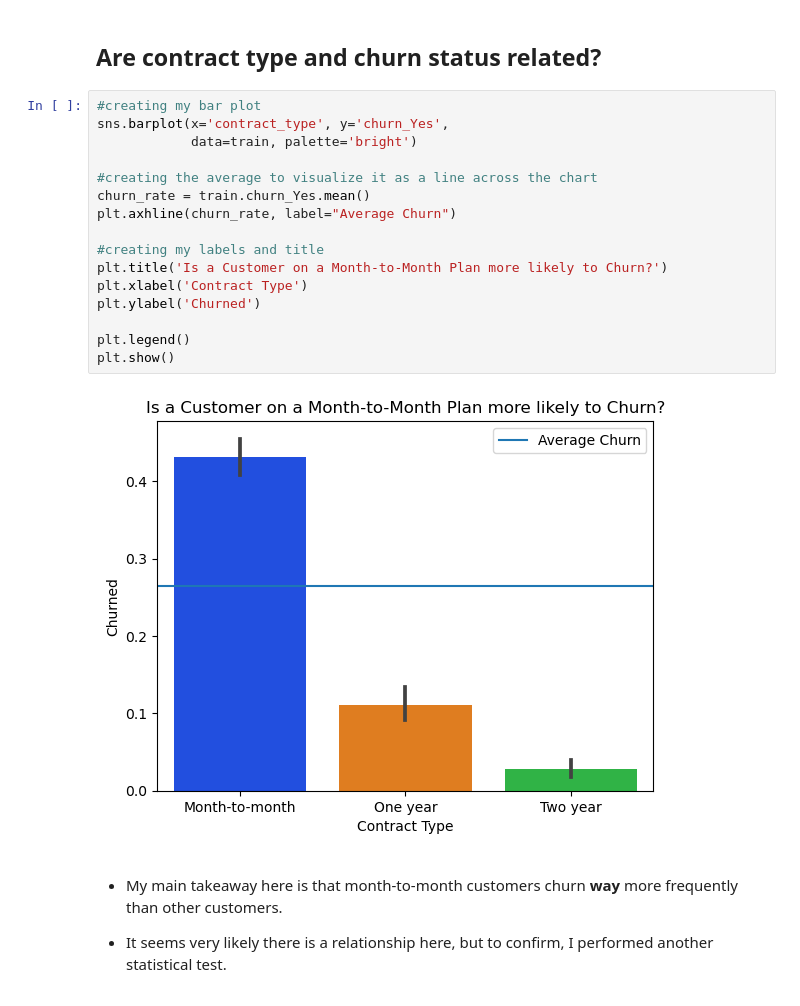
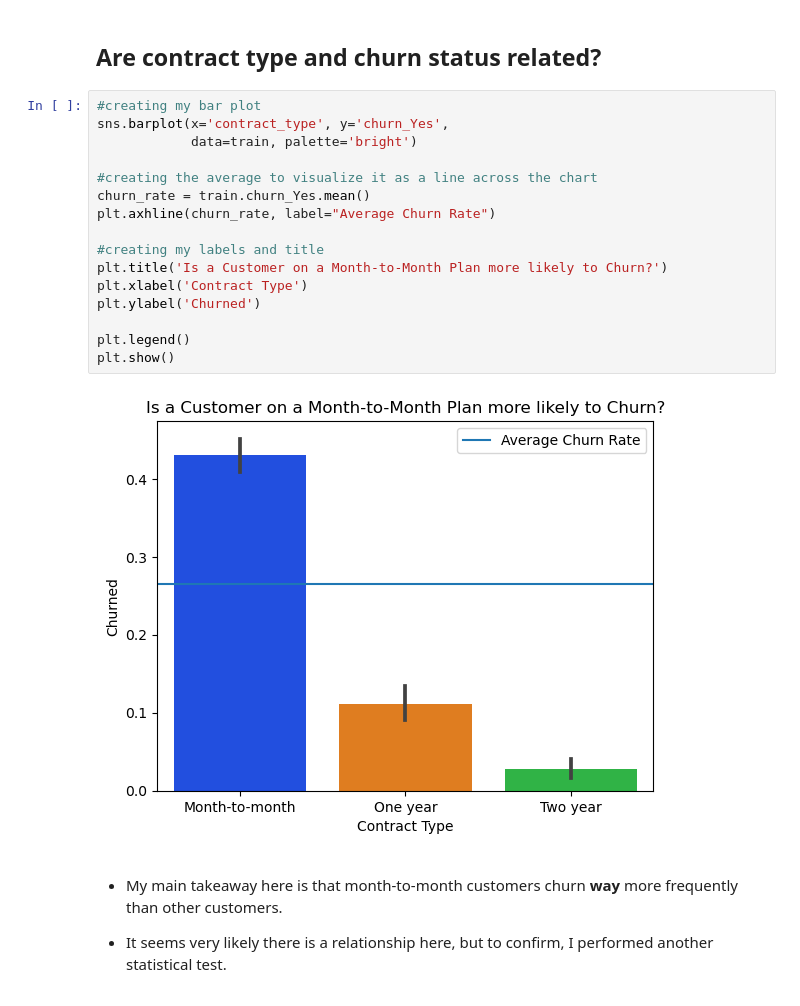
Before and after one commit to shawn-brown12/classification_project, a Jupyter notebook: Final_Report.ipynb, the cells around one changed output. Drawn from its saved outputs; the diff is of its cells as text.

```diff
--- a/Final_Report.ipynb
+++ b/Final_Report.ipynb
@@ -187,21 +187,21 @@ plt.show()
 # %%
 #creating my bar plot
 sns.barplot(x='contract_type', y='churn_Yes',
             data=train, palette='bright')
 
 #creating the average to visualize it as a line across the chart
 churn_rate = train.churn_Yes.mean()
-plt.axhline(churn_rate, label="Average Churn")
+plt.axhline(churn_rate, label="Average Churn Rate")
 
 #creating my labels and title
 plt.title('Is a Customer on a Month-to-Month Plan more likely to Churn?')
 plt.xlabel('Contract Type')
 plt.ylabel('Churned')
 
 plt.legend()
 plt.show()
 # %% [output]
-[figure, old version]
+[figure, new version]
 # %% [markdown]
 - My main takeaway here is that month-to-month customers churn **way** more frequently than other customers.
 
```
Also changed, not shown: parts of 2 cells of this notebook, 1 other file.
